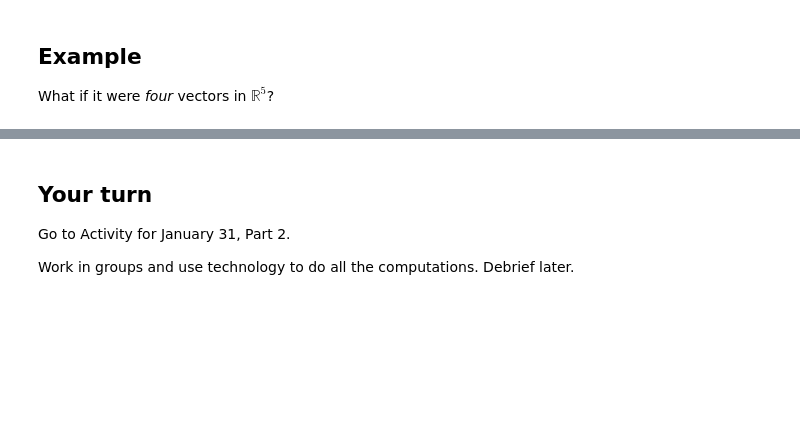
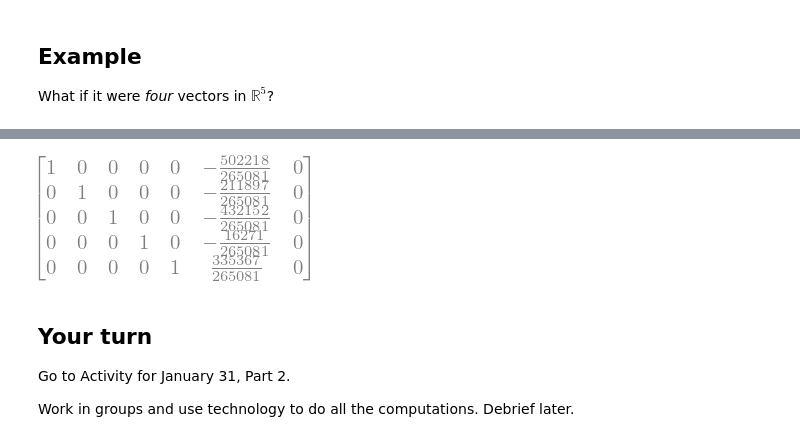
Before and after one commit to RobertTalbert/linalg-diffeq, a Jupyter notebook: lessons/MTH 302 Jan 31 Linear independence.ipynb, the cells around one changed output, grey strips where cells are left out. Drawn from its saved outputs; the diff is of its cells as text; code cells hidden in the pictures; blank space fills up the shorter version.

```diff
--- a/lessons/MTH 302 Jan 31 Linear independence.ipynb
+++ b/lessons/MTH 302 Jan 31 Linear independence.ipynb
@@ -107,7 +115,10 @@ S
 # %%
 z = Matrix([0,0,0,0,0])
-system = S.col_insert(4,z)
+system = S.col_insert(6,z)
+system
 system.rref(pivots=False)
+# %% [output]
+[figure, added]
 # %% [markdown]
 ## Your turn
 
```
Also changed, not shown: parts of 6 cells of this notebook, 1 other file.
